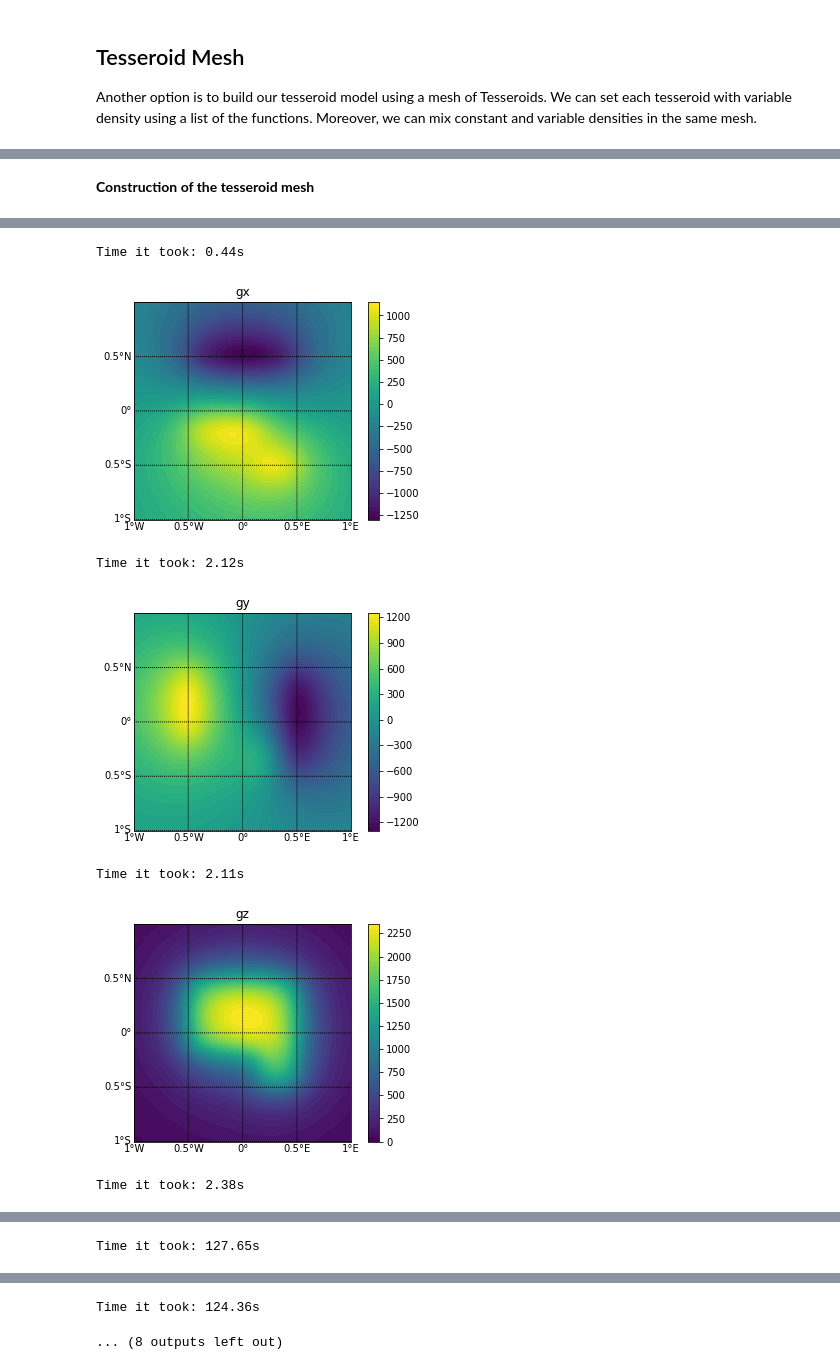
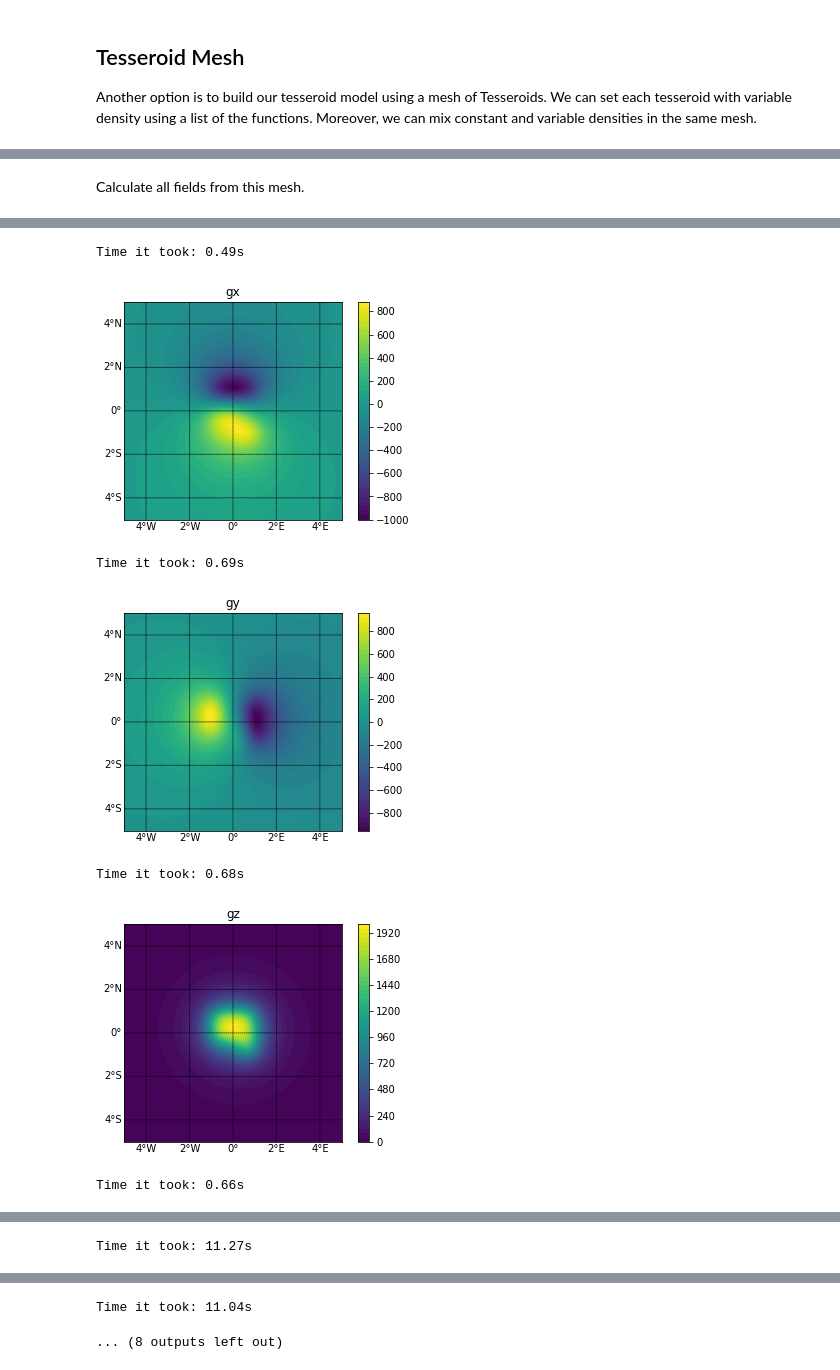
Before and after one commit to pinga-lab/tesseroid-variable-density, a Jupyter notebook: code/01-simple-example.ipynb, the cells around one changed output, grey strips where cells are left out. Cells and saved outputs as stored; diff of their text form; code cells hidden in the pictures.

```diff
--- a/code/01-simple-example.ipynb
+++ b/code/01-simple-example.ipynb
@@ -168,3 +116,14 @@ from fatiando.mesher import TesseroidMesh
-# %%
-def new_density(height):
-    return -0.001*height
+# %%
+model = TesseroidMesh((-1, 1, -1, 1, top, bottom), shape=(1, 3, 3))
+
+# Use the exponential density function for most tesseroids
+density_list = [density for i in range(model.size)]
+# the first will have a constant density
+density_list[0] = 500
+# and the second will use a new linear density function
+def new_density(height):
+    return -0.01*height
+density_list[1] = new_density
+
+# Add the densities to our model
+model.addprop('density', density_list)
@@ -171,14 +132,7 @@ def new_density(height):
 # %%
-lats, lons, heights = gridder.regular(area, shape, z=10000)
+lats, lons, heights = gridder.regular(area, shape, z=50000)
-# %% [markdown]
-**Construction of the tesseroid mesh**
-# %%
-model_shape = (1, 3, 3)
-model = TesseroidMesh((-0.5, 0.5, -0.5, 0.5, top, bottom), model_shape)
-density_list = [density for i in range(model.size)]
-density_list[0] = 200
-density_list[1] = new_density
-model.addprop('density', density_list)
+# %% [markdown]
+Calculate all fields from this mesh.
 # %%
 fields = "potential gx gy gz gxx gxy gxz gyy gyz gzz".split()
 
@@ -199,8 +153,8 @@ for f in fields:
                 x.reshape(shape),
                 result.reshape(shape),
                 51)
-    bm.drawparallels(np.arange(-10, 10, 0.5), labels=[1, 0, 0, 0])
-    bm.drawmeridians(np.arange(-10, 10, 0.5), labels=[0, 0, 0, 1])
+    bm.drawparallels(np.arange(-10, 10, 2), labels=[1, 0, 0, 0])
+    bm.drawmeridians(np.arange(-10, 10, 2), labels=[0, 0, 0, 1])
     plt.colorbar()
     plt.title(f)
     plt.show()
@@ -210,7 +164,7 @@ for f in fields:
-Time it took: 0.44s
+Time it took: 0.49s
-[figure, old version]
+[figure, new version]
-Time it took: 2.12s
+Time it took: 0.69s
-[figure, old version]
+[figure, new version]
-Time it took: 2.11s
+Time it took: 0.68s
-[figure, old version]
+[figure, new version]
-Time it took: 2.38s
+Time it took: 0.66s
@@ -218 +172 @@ Time it took: 2.38s
-Time it took: 127.65s
+Time it took: 11.27s
@@ -220,2 +174,2 @@ Time it took: 127.65s
-Time it took: 124.36s
+Time it took: 11.04s
 ... (8 outputs left out)
```
Also changed, not shown: parts of 22 cells of this notebook, 1 other file.
